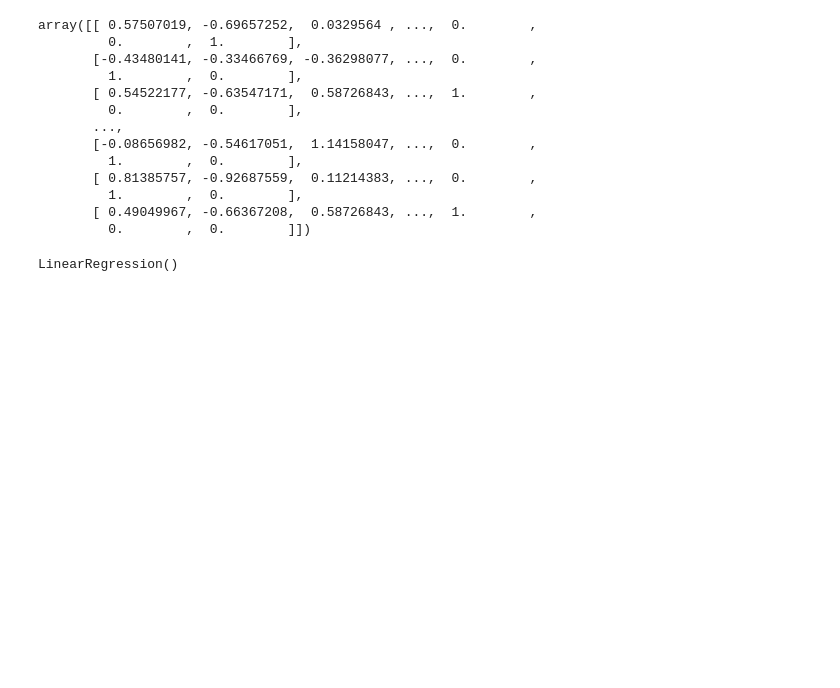
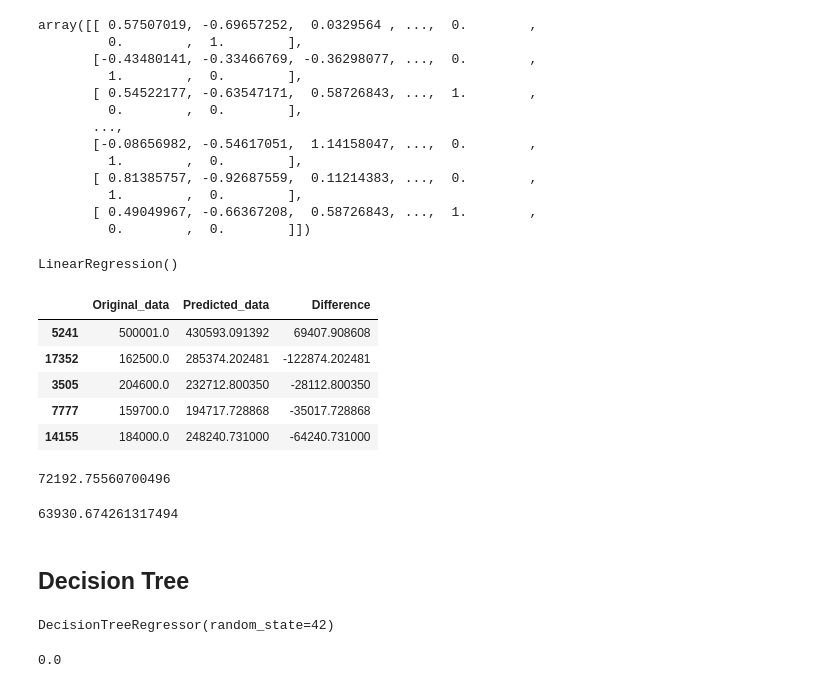
Before and after one commit to TAMANNA230904/Machine-Learning, a Jupyter notebook: first.ipynb, the cells around one changed output. Drawn from its saved outputs; the diff is of its cells as text; code cells hidden in the pictures; blank space fills up the shorter version.

```diff
--- a/first.ipynb
+++ b/first.ipynb
@@ -527,3 +526,45 @@ LinearRegression()
 # %%
 original_values=test_labels[:5]
 predicted_values=lin_reg.predict(test_data[:5])
+comparison_dataframe=pd.DataFrame(data={
+    "Original_data":original_values,"Predicted_data":predicted_values
+})
+
+comparison_dataframe["Difference"]=comparison_dataframe["Original_data"]-comparison_dataframe["Predicted_data"]
+# %%
+comparison_dataframe
+# %% [output]
+|  | Original_data | Predicted_data | Difference |
+| 5241 | 500001.0 | 430593.091392 | 69407.908608 |
+| 17352 | 162500.0 | 285374.202481 | -122874.202481 |
+| 3505 | 204600.0 | 232712.800350 | -28112.800350 |
+| 7777 | 159700.0 | 194717.728868 | -35017.728868 |
+| 14155 | 184000.0 | 248240.731000 | -64240.731000 |
+# %%
+from sklearn.metrics import mean_squared_error
+lin_mse=mean_squared_error(original_values,predicted_values)
+lin_rmse=np.sqrt(lin_mse)
+lin_rmse
+# %% [output]
+72192.75560700496
+# %%
+from sklearn.metrics import mean_absolute_error
+lin_mae=mean_absolute_error(original_values,predicted_values)
+lin_mae
+# %% [output]
+63930.674261317494
+# %% [markdown]
+## Decision Tree
+# %%
+from sklearn.tree import DecisionTreeRegressor
+tree_reg=DecisionTreeRegressor(random_state=42)
+tree_reg.fit(train_data,train_labels)
+# %% [output]
+DecisionTreeRegressor(random_state=42)
+# %%
+train_predictions=tree_reg.predict(train_data)
+tree_mse=mean_squared_error(train_labels,train_predictions)
+tree_rmse=np.sqrt(tree_mse)
+tree_rmse
+# %% [output]
+0.0
```
Also changed, not shown: parts of 17 cells of this notebook.
